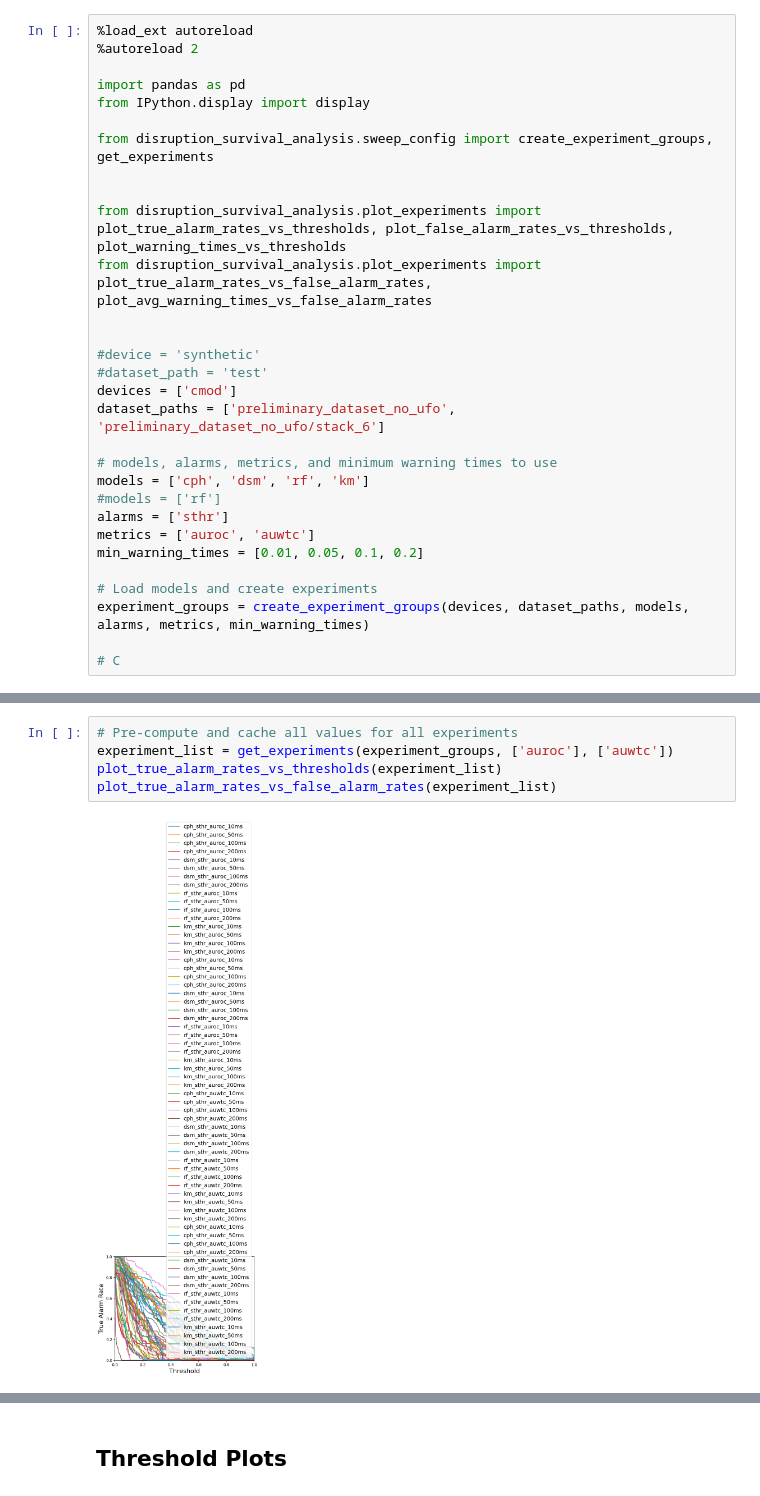
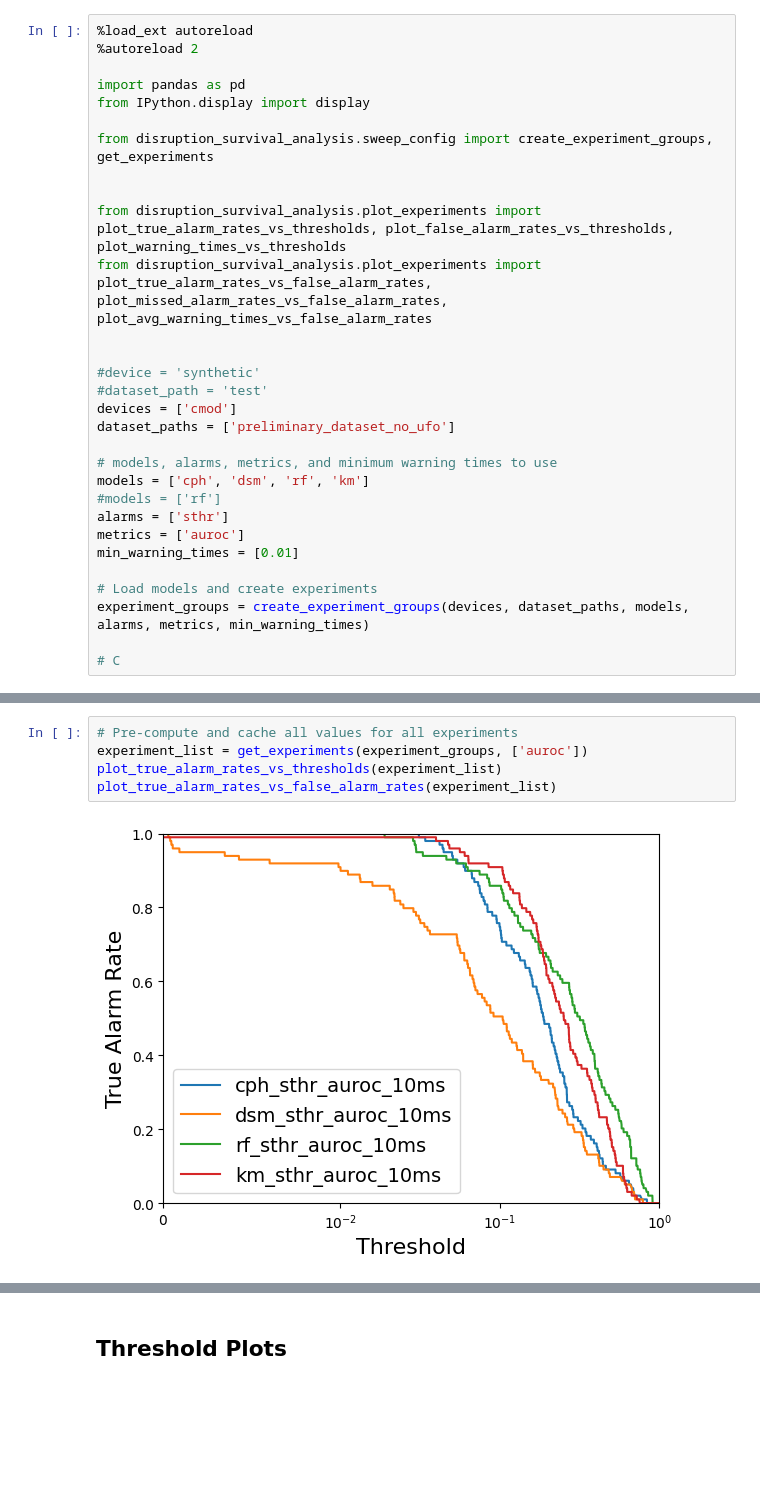
Before and after one commit to MIT-PSFC/disruption-survival-analysis, a Jupyter notebook: Run Experiments.ipynb, the cells around one changed output, grey strips where cells are left out. Saved outputs shown, nothing was run; the diff lists cells and outputs as text; blank space fills up the shorter version.

Commit message:
ensured new metric being calculated correctly without error

```diff
--- a/Run Experiments.ipynb
+++ b/Run Experiments.ipynb
@@ -9,20 +9,20 @@ from disruption_survival_analysis.sweep_config import create_experiment_groups,
 
 
 from disruption_survival_analysis.plot_experiments import plot_true_alarm_rates_vs_thresholds, plot_false_alarm_rates_vs_thresholds, plot_warning_times_vs_thresholds
-from disruption_survival_analysis.plot_experiments import plot_true_alarm_rates_vs_false_alarm_rates, plot_avg_warning_times_vs_false_alarm_rates
+from disruption_survival_analysis.plot_experiments import plot_true_alarm_rates_vs_false_alarm_rates, plot_missed_alarm_rates_vs_false_alarm_rates, plot_avg_warning_times_vs_false_alarm_rates
 
 
 #device = 'synthetic'
 #dataset_path = 'test'
 devices = ['cmod']
-dataset_paths = ['preliminary_dataset_no_ufo', 'preliminary_dataset_no_ufo/stack_6']
+dataset_paths = ['preliminary_dataset_no_ufo']
 
 # models, alarms, metrics, and minimum warning times to use
 models = ['cph', 'dsm', 'rf', 'km']
 #models = ['rf']
 alarms = ['sthr']
-metrics = ['auroc', 'auwtc']
-min_warning_times = [0.01, 0.05, 0.1, 0.2]
+metrics = ['auroc']
+min_warning_times = [0.01]
 
 # Load models and create experiments
 experiment_groups = create_experiment_groups(devices, dataset_paths, models, alarms, metrics, min_warning_times)
@@ -49,7 +52,7 @@ Loaded model from models/cmod/preliminary_dataset_no_ufo/stack_6/km_sthr_auwtc_2
 # %%
 # Pre-compute and cache all values for all experiments
-experiment_list = get_experiments(experiment_groups, ['auroc'], ['auwtc'])
+experiment_list = get_experiments(experiment_groups, ['auroc'])
 plot_true_alarm_rates_vs_thresholds(experiment_list)
 plot_true_alarm_rates_vs_false_alarm_rates(experiment_list)
 # %% [output]
-[figure, old version]
+[figure, new version]
```
Also changed, not shown: parts of 4 cells of this notebook, 3 other files.
